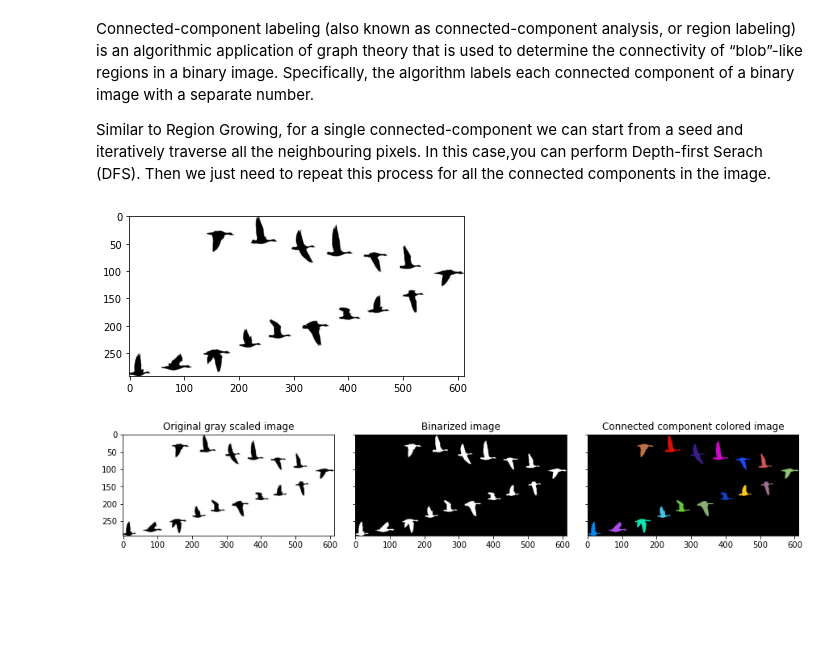
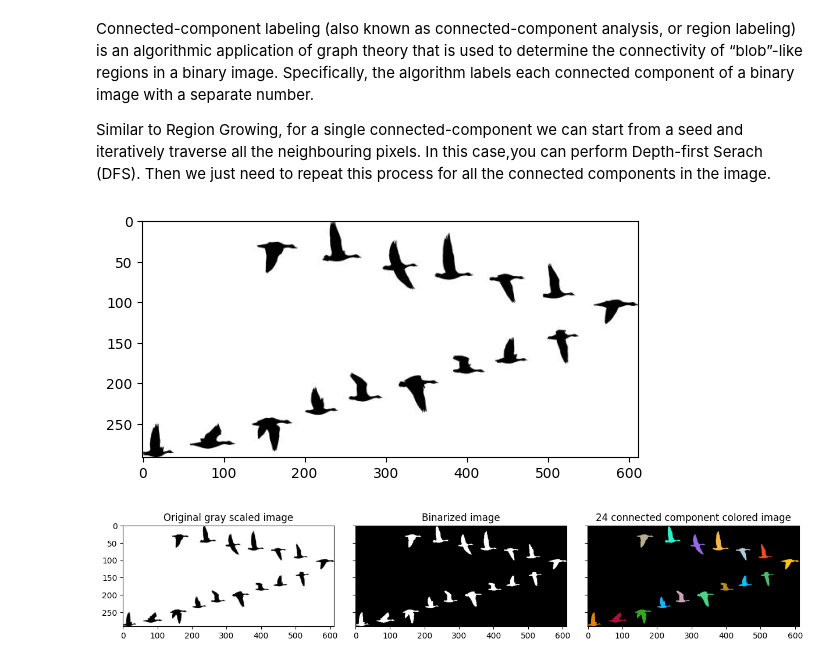
Before and after one commit to juliusuberall/ImPro26, a Jupyter notebook: labs/week_4.ipynb, the cells around one changed output. Cells and saved outputs as stored; diff of their text form; code cells hidden in the pictures; blank space fills up the shorter version.

```diff
--- a/labs/week_4.ipynb
+++ b/labs/week_4.ipynb
@@ -222,27 +325,28 @@ def connected_components_label(img, connectedness=4):
 # %%
 from utils import colourize
 
 img2 = cv2.imread("../images/gooses.jpg")
 gray_img2 = cv2.cvtColor(img2, cv2.COLOR_BGR2GRAY).astype(np.float32)
 plt.imshow(gray_img2, 'gray')
 
 bimg2 = (gray_img2 < 100).astype(np.float32)
 ccl_img2 = connected_components_label(bimg2)
 
 fig, axis = plt.subplots(1, 3, figsize=(15,10), sharey=True)
 fig.subplots_adjust(wspace=0.1, hspace=0.05)
 axis[0].imshow(gray_img2, 'gray')
 axis[0].set_title('Original gray scaled image')
 
 axis[1].imshow(bimg2, 'gray')
 axis[1].set_title('Binarized image')
 
 axis[2].imshow(colourize(ccl_img2))
-axis[2].set_title('Connected component colored image')
+# Seems like it creates more connected components than expected. Small artifacts? Almost not visible but yet something seems fishy.
+axis[2].set_title(f'{len(np.unique(ccl_img2))} connected component colored image')
 plt.show()
 # %% [output]
-[figure, old version]
+[figure, new version]
-[figure, old version]
+[figure, new version]
 # %%
 bimg = (gray_img > 100).astype(np.float32)
 ccl_img = connected_components_label(bimg)
```
Also changed, not shown: parts of 8 cells of this notebook.
